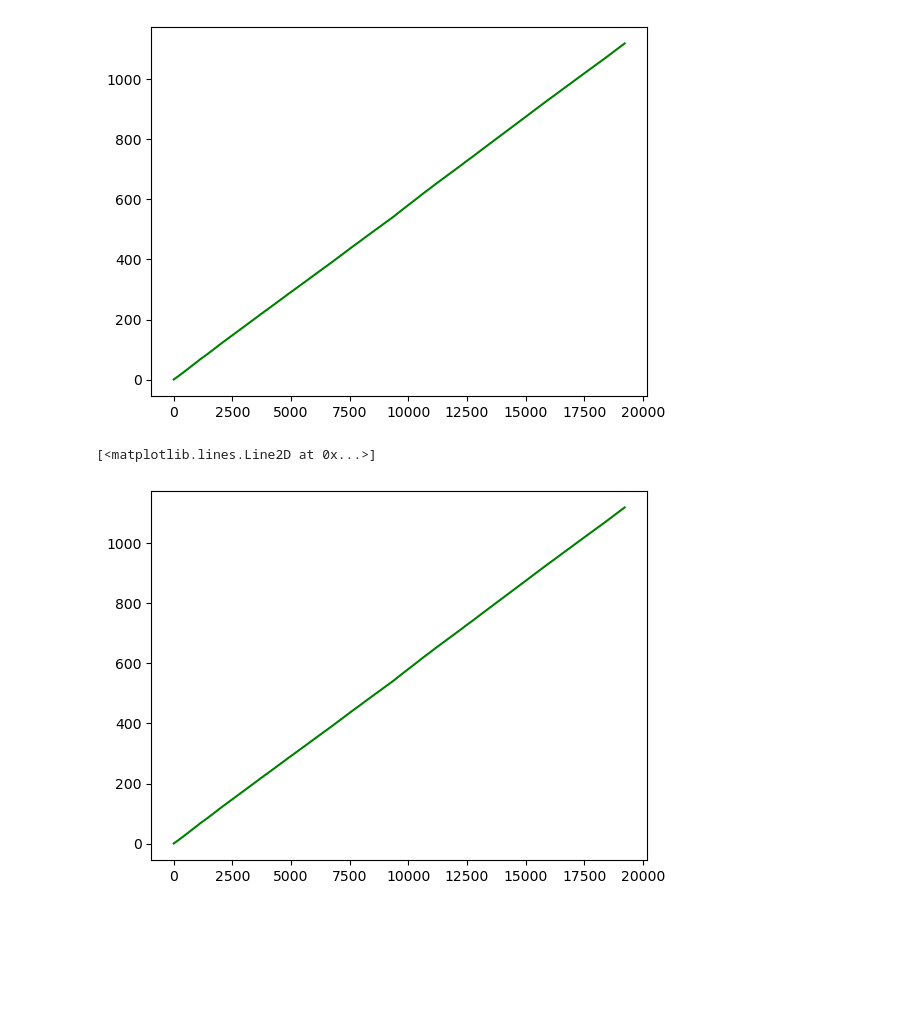
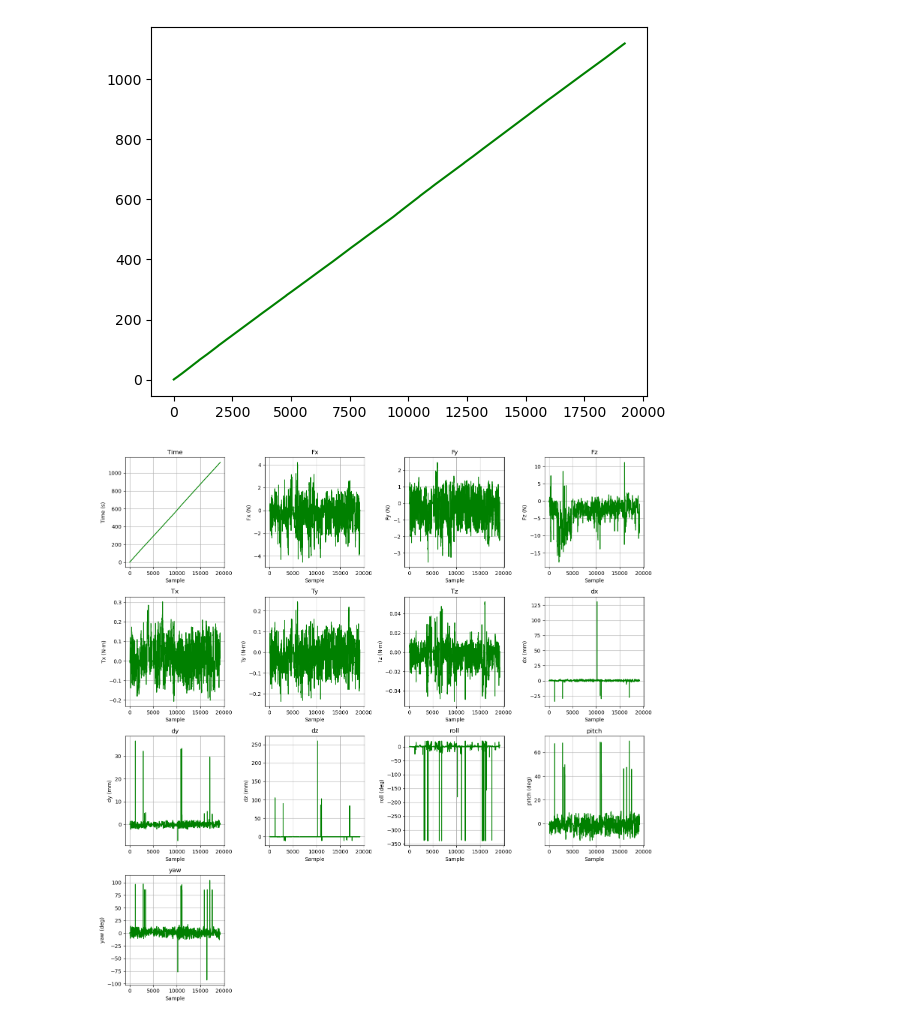
Before and after one commit to kevin529520/weld_planning, a Jupyter notebook: arucoTest/try.ipynb, the cells around one changed output. Cells and saved outputs as stored; diff of their text form; code cells hidden in the pictures; blank space fills up the shorter version.

```diff
--- a/arucoTest/try.ipynb
+++ b/arucoTest/try.ipynb
@@ -264,11 +264,44 @@ np.save(dirname + '/' + 'force_vecs', force_vecs)
 
 np.savetxt(dirname + '/' + 'pos_vecs.txt', pos_vecs)
 np.save(dirname + '/' + 'pos_vecs', pos_vecs)
-# %%
-plt.plot(timestamp[:], 'g-')
-# %% [output]
-[<matplotlib.lines.Line2D at 0x...>]
-[figure, removed]
+# %%
+import matplotlib.pyplot as plt
+
+# 定义标签和单位
+labels = ['Time',
+          'Fx', 'Fy', 'Fz', 'Tx', 'Ty', 'Tz',
+          'dx', 'dy', 'dz', 'roll', 'pitch', 'yaw']
+units = ['s',
+         'N', 'N', 'N', 'N·m', 'N·m', 'N·m',
+         'mm', 'mm', 'mm', 'deg', 'deg', 'deg']
+
+# # 创建13个图
+# for i in range(0, 13):
+#     plt.figure(i)
+#     plt.plot(data[:, i], 'g-')
+#     plt.title(f'{labels[i]}')
+#     plt.xlabel('Sample')
+#     plt.ylabel(f'{labels[i]} ({units[i]})')
+    # plt.grid(True)
+
+# 或者在一个窗口中显示所有图:
+
+rows = 4
+cols = 4
+plt.figure(figsize=(15, 15))
+
+for i in range(0, 13):
+    plt.subplot(rows, cols, i+1)
+    plt.plot(data[:, i], 'g-')
+    plt.title(f'{labels[i]}')
+    plt.xlabel('Sample')
+    plt.ylabel(f'{labels[i]} ({units[i]})')
+    plt.grid(True)
+
+plt.tight_layout()
+plt.show()
+# %% [output]
+[figure, added]
 # %%
 import os
 dirname = './data/camera1'
```
Also changed, not shown: parts of 1 cell of this notebook.
